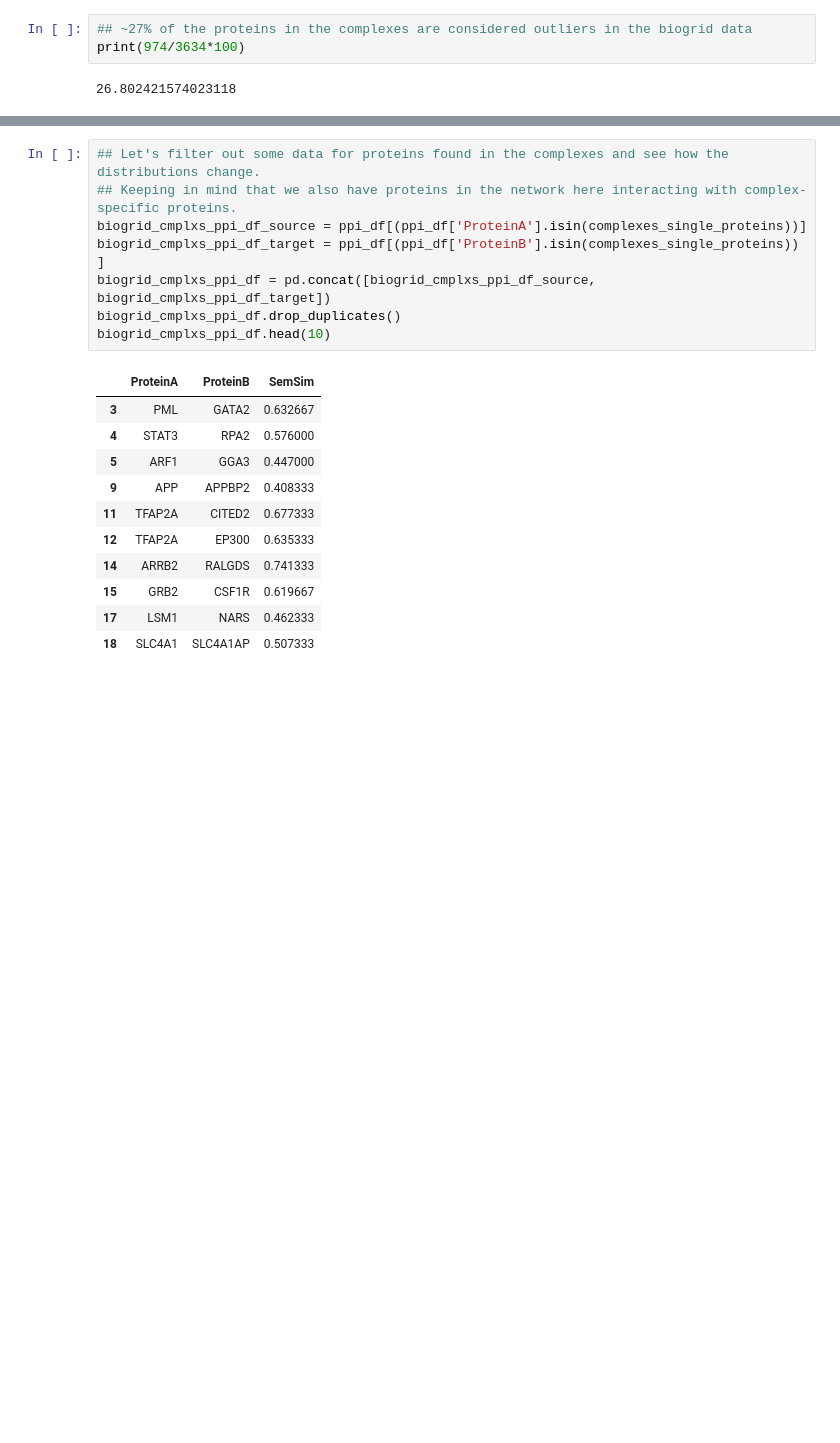
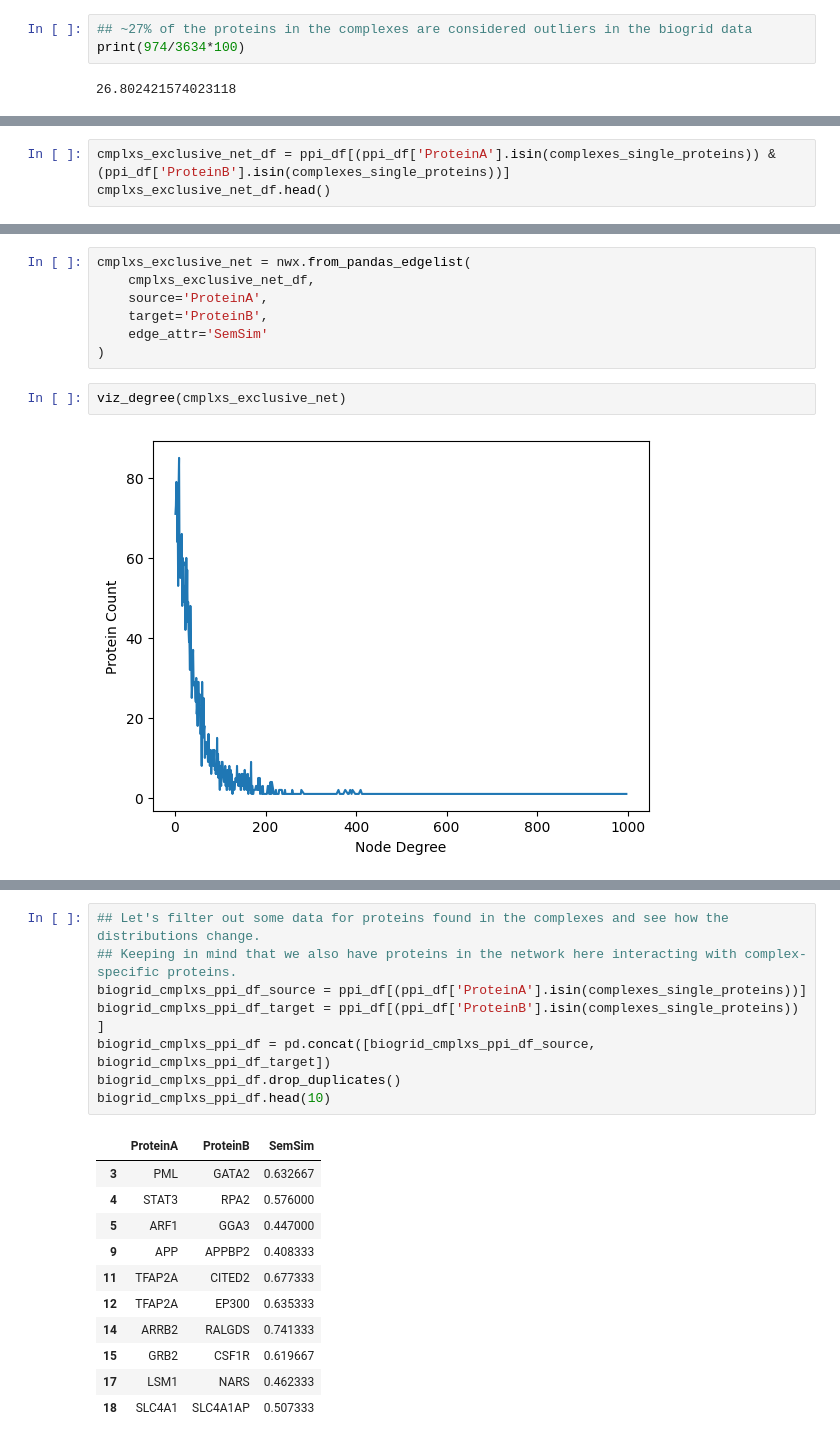
Before and after one commit to mehdimerbah/TDA-PPIN, a Jupyter notebook: preprocessing/BioGrid_Human_EDA_DataPreprocessing.ipynb, the cells around one changed output, grey strips where cells are left out. Saved outputs shown, nothing was run; the diff lists cells and outputs as text; blank space fills up the shorter version.

```diff
--- a/preprocessing/EDA_DataPreprocessing.ipynb
+++ b/preprocessing/BioGrid_Human_EDA_DataPreprocessing.ipynb
@@ -217,0 +220,3 @@ print(974/3634*100)
+# %%
+cmplxs_exclusive_net_df = ppi_df[(ppi_df['ProteinA'].isin(complexes_single_proteins)) & (ppi_df['ProteinB'].isin(complexes_single_proteins))]
+cmplxs_exclusive_net_df.head()
@@ -217,0 +230,11 @@ print(974/3634*100)
+# %%
+cmplxs_exclusive_net = nwx.from_pandas_edgelist(
+    cmplxs_exclusive_net_df,
+    source='ProteinA',
+    target='ProteinB',
+    edge_attr='SemSim'
+)
+# %%
+viz_degree(cmplxs_exclusive_net)
+# %% [output]
+[figure, added]
```
Also changed, not shown: parts of 7 cells of this notebook.
